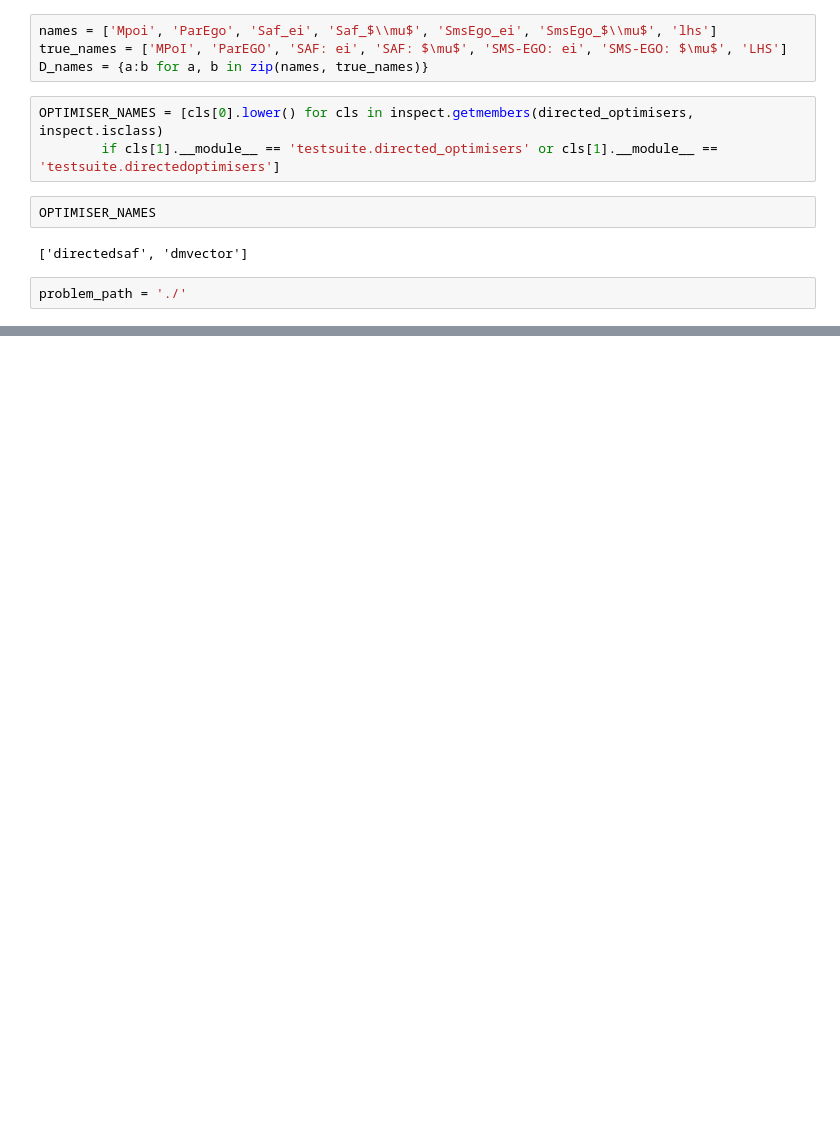
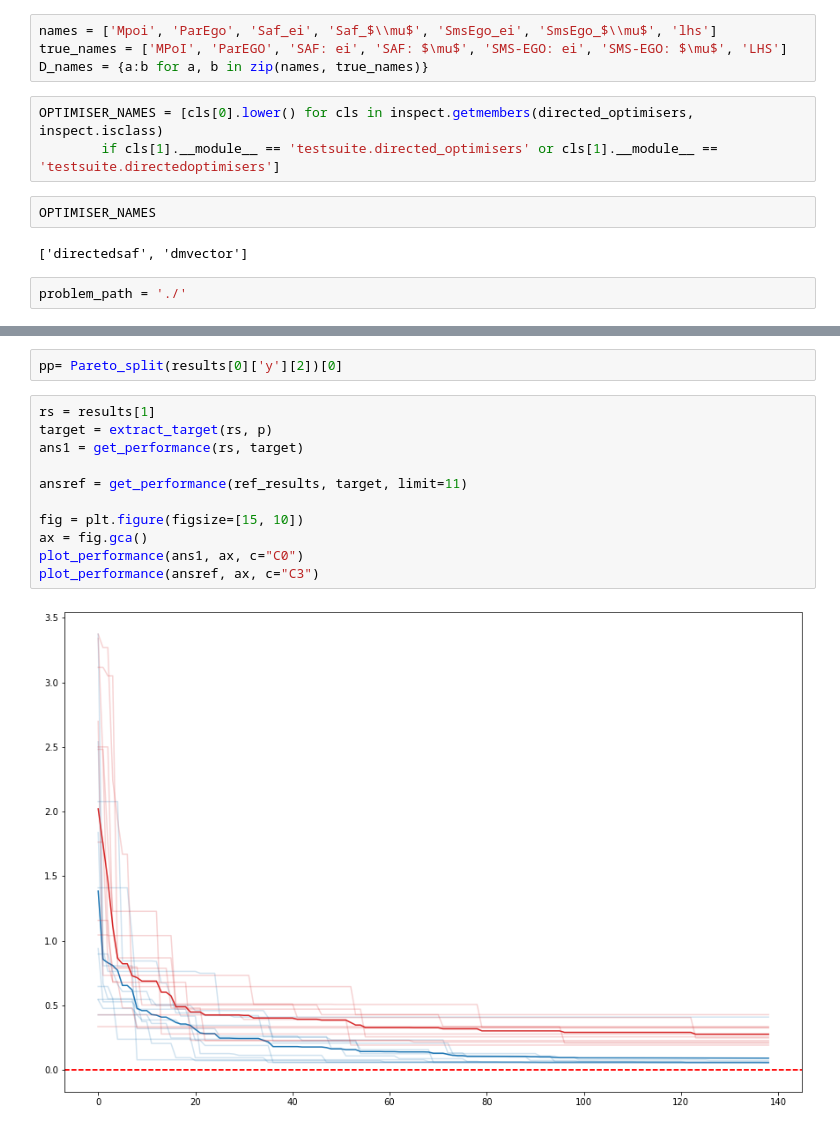
Before and after one commit to FinleyGibson/SAF_EMO, a Jupyter notebook: experiments/DM_directed/data/wfg5_2obj_6dim/new_results.ipynb, the cells around one changed output, grey strips where cells are left out. Cells and saved outputs as stored; diff of their text form; blank space fills up the shorter version.

```diff
--- a/experiments/DM_directed/data/wfg5_2obj_6dim/new_results.ipynb
+++ b/experiments/DM_directed/data/wfg5_2obj_6dim/new_results.ipynb
@@ -211,0 +160,15 @@ IndexError: list index out of range
+# %%
+pp= Pareto_split(results[0]['y'][2])[0]
+# %%
+rs = results[1]
+target = extract_target(rs, p)
+ans1 = get_performance(rs, target)
+
+ansref = get_performance(ref_results, target, limit=11)
+
+fig = plt.figure(figsize=[15, 10])
+ax = fig.gca()
+plot_performance(ans1, ax, c="C0")
+plot_performance(ansref, ax, c="C3")
+# %% [output]
+[figure, added]
```
Also changed, not shown: parts of 18 cells of this notebook, 7 other files.
